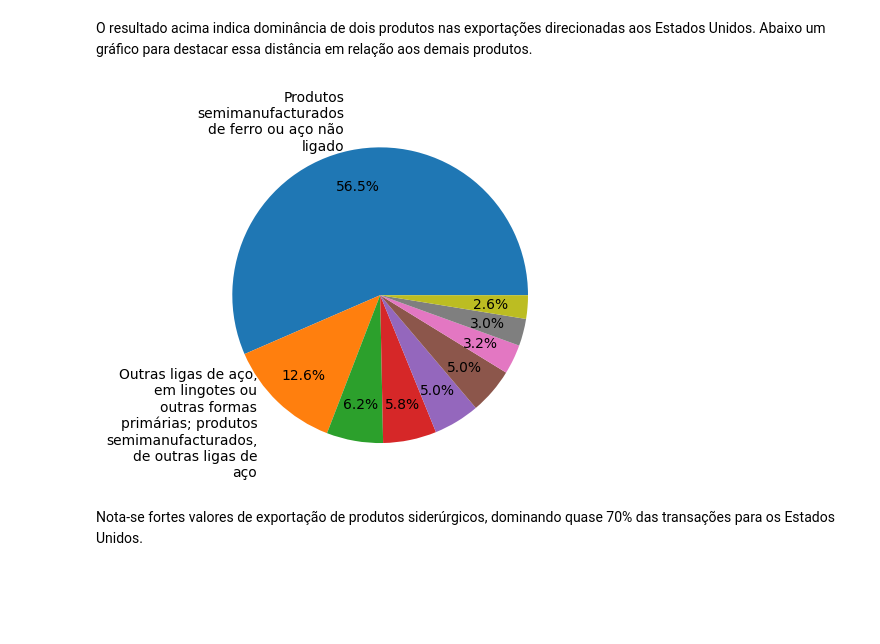
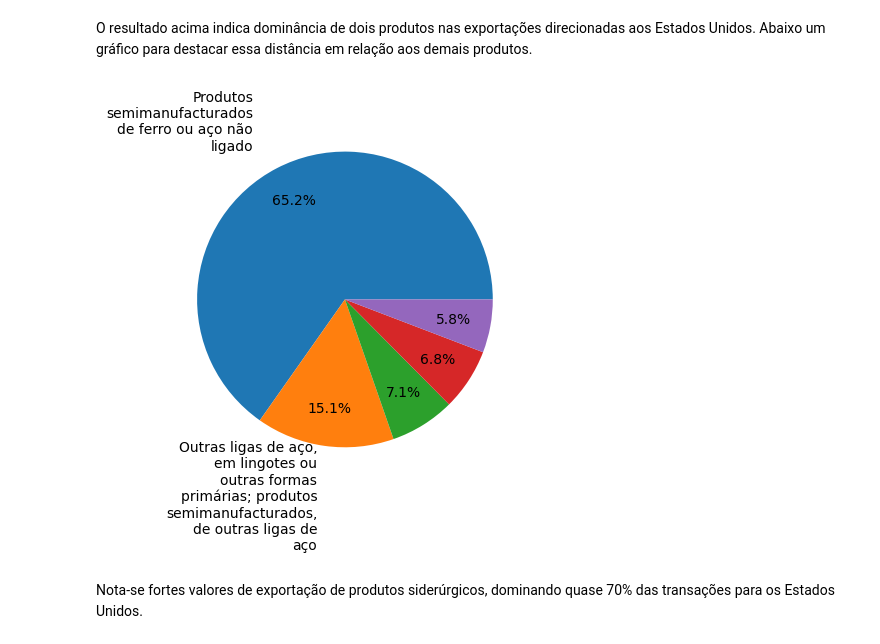
Before and after one commit to mviniciusc/importacoes-exportacoes-ceara, a Jupyter notebook: analise-comex-ceara.ipynb, the cells around one changed output. Drawn from its saved outputs; the diff is of its cells as text; code cells hidden in the pictures; blank space fills up the shorter version.

Commit message:
Concluída análise da quarta questão. Gráficos criados. README atualizado.

```diff
--- a/analise-comex-ceara.ipynb
+++ b/analise-comex-ceara.ipynb
@@ -134,24 +119,24 @@ O resultado acima indica dominância de dois produtos nas exportações direcion
 # %%
 
 rotulos = df_us.head(2)["produto"].tolist() #pegando apenas os dois primeiros produtos com maior parcela
 rotulos = [textwrap.fill(i, width =20) for i in rotulos] # para permitir quebrar as linhas dos nomes dos produtos
-rotulos = rotulos + (['']*(len(df_us['produto'])-2)) # popular a lista de rotulos com string vazia para ter a mesma quantidade de elementos em relação ao gráfico
+rotulos = rotulos + (['']*(len(df_us['produto'].head())-2)) # popular a lista de rotulos com string vazia para ter a mesma quantidade de elementos em relação ao gráfico
 
 plt.pie( # gráfico de pizza
-    x=df_us["valor_USD"],
+    x=df_us["valor_USD"].head(),
     labels= rotulos,
-    labeldistance=1.2, # controla distância do rótulo de dados
+    labeldistance=1.35, # controla distância do rótulo de dados
     textprops={'fontsize': 10}, # controla tamanho da fonte do rótulo de dados
     autopct="%1.1f%%", # inclui porcentagem de cada categoria
     pctdistance=0.75 # controla posição das porcentagens
 )
 
 plt.xlabel("")
 plt.ylabel("")
 
 plt.show()
 # %% [output]
-[figure, old version]
+[figure, new version]
 # %% [markdown]
 Nota-se fortes valores de exportação de produtos siderúrgicos, dominando quase 70% das transações para os Estados Unidos.
 # %% [markdown]
```
Also changed, not shown: parts of 11 cells of this notebook, 1 other file.
